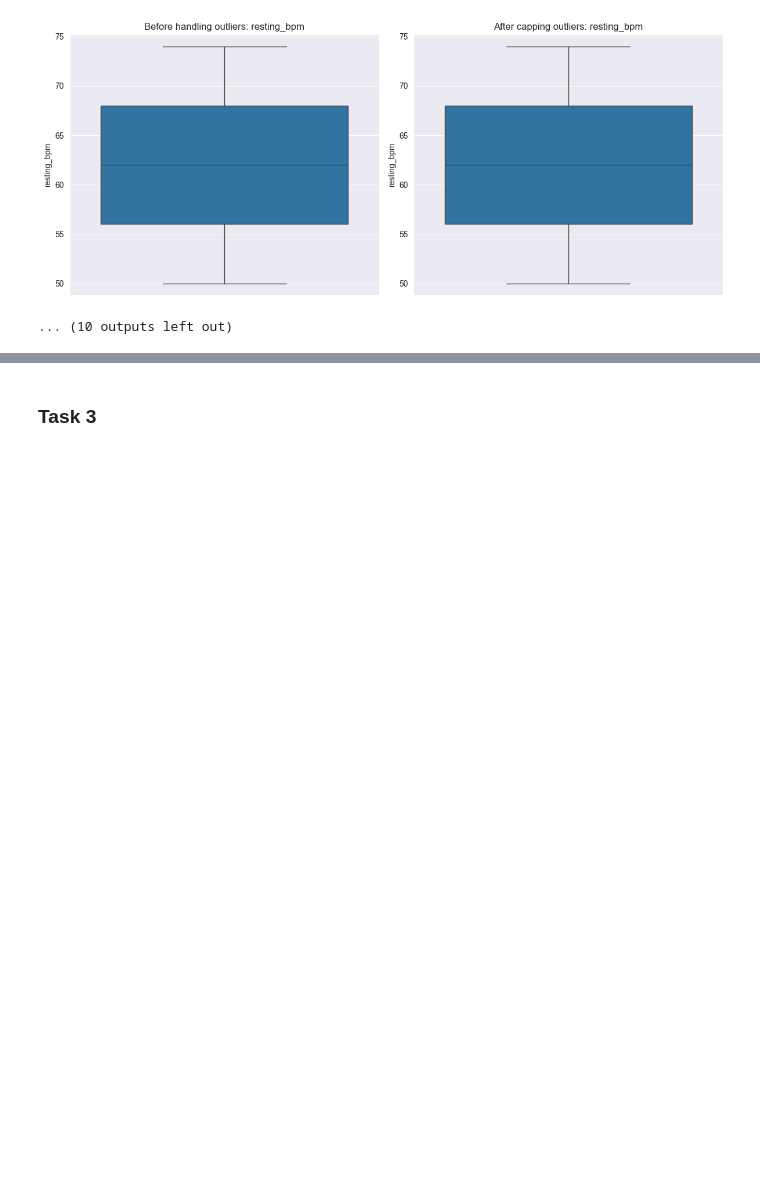
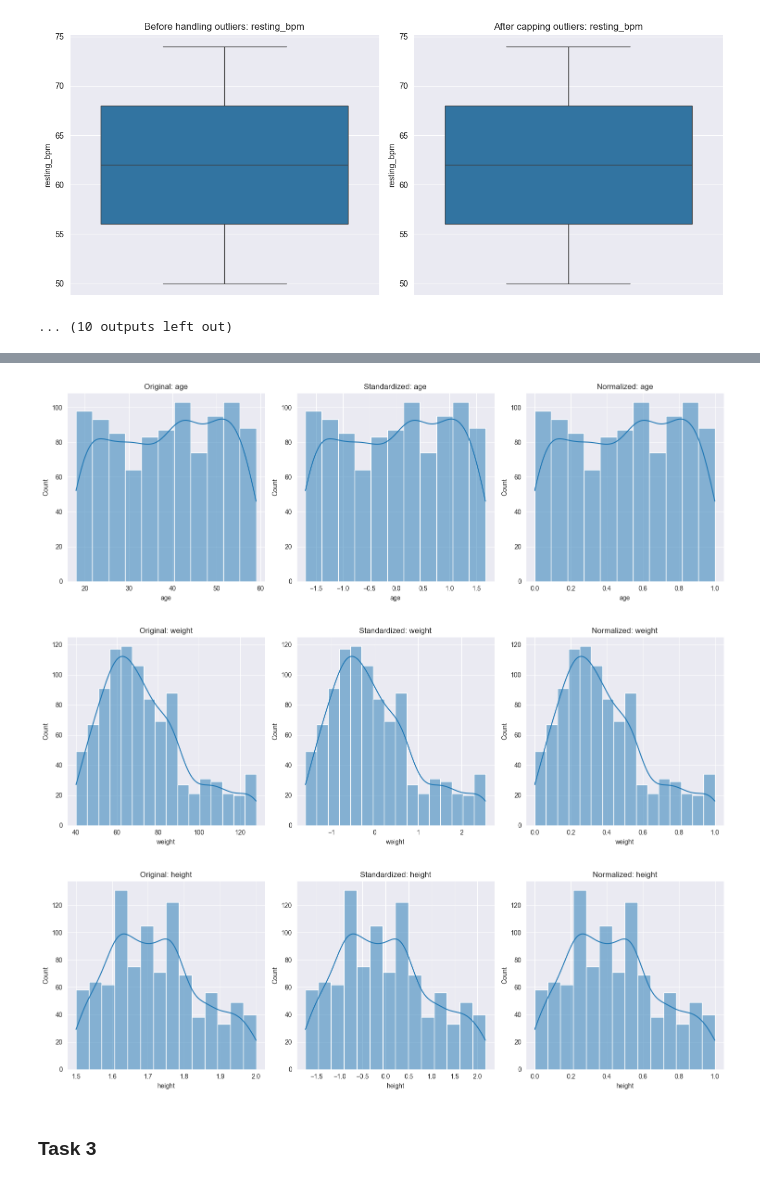
Before and after one commit to ivan-22-3-5/data_analysis_6th_sem, a Jupyter notebook: final-project/final-project.ipynb, the cells around one changed output, grey strips where cells are left out. Cells and saved outputs as stored; diff of their text form; code cells hidden in the pictures; blank space fills up the shorter version.

Commit message:
feat(final_project): add scaling for task2

```diff
--- a/final-project/final-project.ipynb
+++ b/final-project/final-project.ipynb
@@ -183,3 +183,14 @@ Count: 0 (0.00%)
 Lower bound: 38.0, Upper bound: 86.0
 [figure]
 ... (10 outputs left out)
+# %%
+from sklearn.preprocessing import LabelEncoder
+
+df_transformed = df_no_outliers.copy()
+
+to_encode = ['gender', 'workout_type']
+
+le = LabelEncoder()
+
+for var in to_encode:
+    df_transformed[var] = le.fit_transform(df_transformed[var])
@@ -186,3 +206,38 @@ Lower bound: 38.0, Upper bound: 86.0
+# %%
+from sklearn.preprocessing import StandardScaler, MinMaxScaler
+
+# Standardize (z-score) continuous variables
+scaler = StandardScaler()
+df_standardized = df_transformed.copy()
+df_standardized[continuous_vars] = scaler.fit_transform(df_transformed[continuous_vars])
+
+# Min-Max scaling (normalize to 0-1 range)
+normalizer = MinMaxScaler()
+df_normalized = df_transformed.copy()
+df_normalized[continuous_vars] = normalizer.fit_transform(df_transformed[continuous_vars])
+
+# Compare distributions before and after standardization for a few key variables
+for var in continuous_vars[:3]:  # Just show a few examples
+    plt.figure(figsize=(15, 5))
+
+    plt.subplot(1, 3, 1)
+    sns.histplot(df_transformed[var], kde=True)
+    plt.title(f'Original: {var}')
+
+    plt.subplot(1, 3, 2)
+    sns.histplot(df_standardized[var], kde=True)
+    plt.title(f'Standardized: {var}')
+
+    plt.subplot(1, 3, 3)
+    sns.histplot(df_normalized[var], kde=True)
+    plt.title(f'Normalized: {var}')
+
+    plt.tight_layout()
+    plt.show()
+# %% [output]
+[figure, added]
+[figure, added]
+[figure, added]
 # %% [markdown]
 ### Task 3
 # %% [markdown]
```
Also changed, not shown: parts of 4 cells of this notebook, 2 other files.
